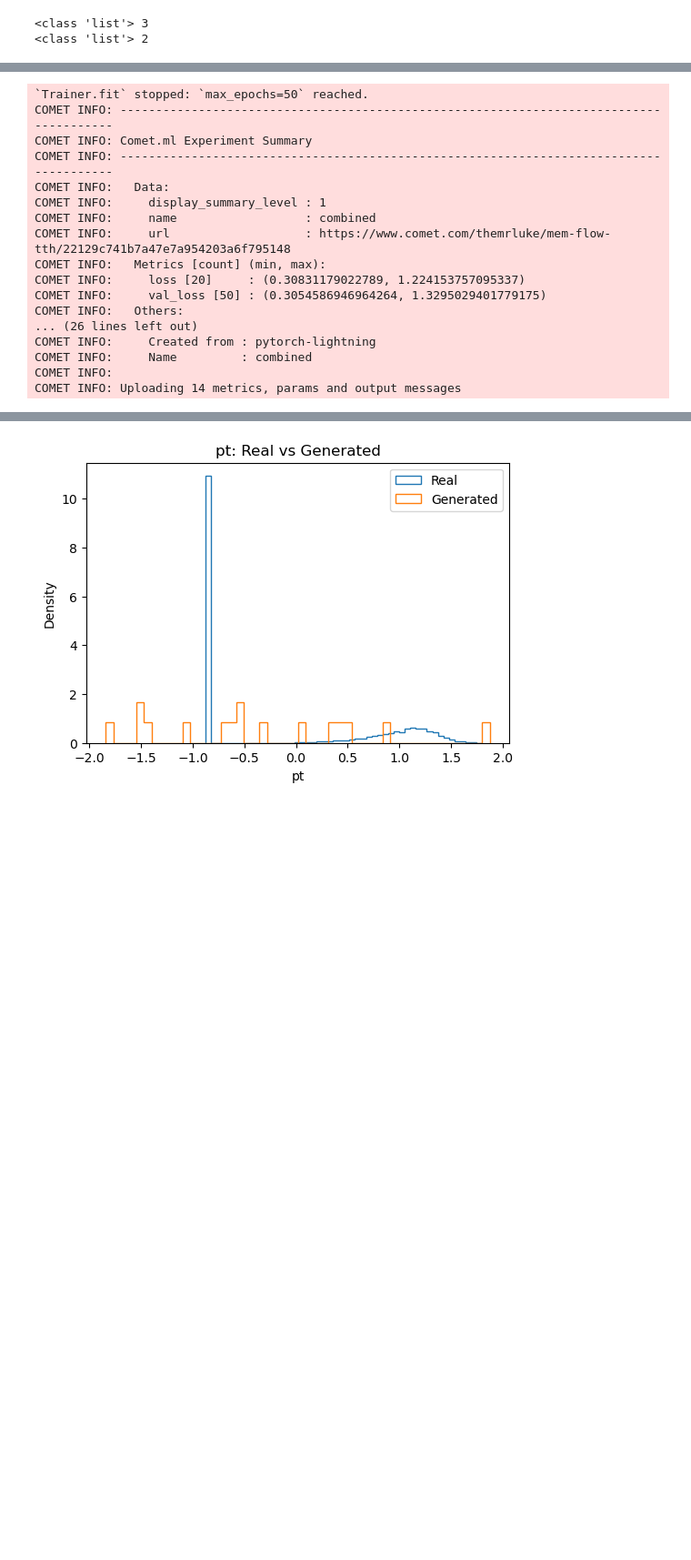
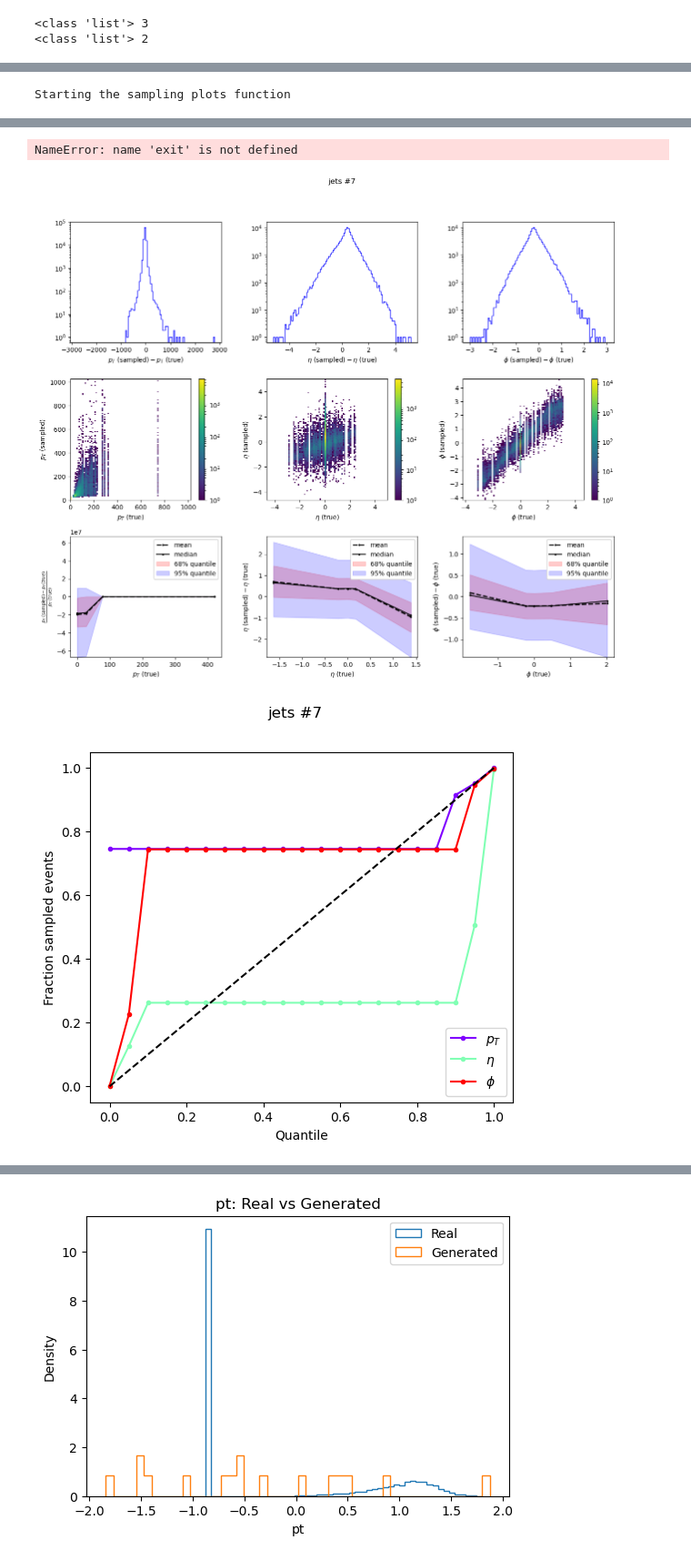
Before and after one commit to themrluke/memflow-msci-project, a Jupyter notebook: memflow/ttH/transfer_CFM.ipynb, the cells around one changed output, grey strips where cells are left out. Shown at 91% size. Cells and saved outputs as stored; diff of their text form; code cells hidden in the pictures; blank space fills up the shorter version.

Commit message:
transferCFM callbacks and plots implemented

```diff
--- a/memflow/ttH/transfer_CFM.ipynb
+++ b/memflow/ttH/transfer_CFM.ipynb
@@ -395,7 +395,12 @@ model = TransferCFM(
     reco_input_features_per_type=combined_dataset.reco_dataset.input_features,
 
     # Only pick a subset in bridging:
-    flow_input_features = ["pt","eta","phi"],
+    flow_input_features = [
+        ["pt", "eta", "phi"],  # Features for reco type 0 (e.g., jets)
+        ["pt", "phi"],         # Features for reco type 1 (e.g., MET)
+        # Add more reco types as needed
+    ],
+
 
     hard_mask_attn=None,
     reco_mask_attn=reco_dataset.attention_mask,
@@ -409,7 +414,6 @@ model = TransferCFM(
     sigma=0.1,
 )
 
-model = model.cpu()
 
 # Quick test on one batch
 batch = next(iter(combined_loader_train))
@@ -477,20 +516,21 @@ logger = pl_loggers.CometLogger(
     offline=False,
 )
 
-epochs = 50
+epochs = 200
 steps_per_epoch_train = math.ceil(len(combined_dataset_train)/combined_loader_train.batch_size)
 
-cfm_sampling_cb = CFMSamplingCallback(
-    dataset=combined_dataset_valid,
-    freq=5,  # Plot every 5 epochs
-    steps=10,  # Number of bridging steps
-    show_sampling_distributions=True  # Enable sampling distribution plots
-)
+##### Callbacks #####
+callbacks = [
+    L.pytorch.callbacks.LearningRateMonitor(logging_interval = 'epoch'),
+    L.pytorch.callbacks.ModelSummary(max_depth=2),
+    sampling,
+    bias,
+]
 
 trainer = L.Trainer(
     min_epochs=5,
     max_epochs=epochs,
-    callbacks=None,
+    callbacks=callbacks,
     devices='auto',
     accelerator='auto',
     logger=logger,
@@ -525,20 +565,4 @@ LOCAL_RANK: 0 - CUDA_VISIBLE_DEVICES: [0]
 0         Modules in eval mode
 /software/sa21722/miniconda3/envs/mem-flow/lib/python3.10/site-packages/lightning/pytorch/trainer/connectors/data_connector.py:424: The 'val_dataloader' does not have many workers which may be a bottl ...
 /software/sa21722/miniconda3/envs/mem-flow/lib/python3.10/site-packages/lightning/pytorch/trainer/connectors/data_connector.py:424: The 'train_dataloader' does not have many workers which may be a bot ...
-`Trainer.fit` stopped: `max_epochs=50` reached.
-COMET INFO: ---------------------------------------------------------------------------------------
-COMET INFO: Comet.ml Experiment Summary
-COMET INFO: ---------------------------------------------------------------------------------------
-COMET INFO:   Data:
-COMET INFO:     display_summary_level : 1
-COMET INFO:     name                  : combined
-COMET INFO:     url                   : https://www.comet.com/themrluke/mem-flow-tth/22129c741b7a47e7a954203a6f795148
-COMET INFO:   Metrics [count] (min, max):
-COMET INFO:     loss [20]     : (0.30831179022789, 1.224153757095337)
-COMET INFO:     val_loss [50] : (0.3054586946964264, 1.3295029401779175)
-COMET INFO:   Others:
-... (26 lines left out)
-COMET INFO:     Created from : pytorch-lightning
-COMET INFO:     Name         : combined
-COMET INFO:
-COMET INFO: Uploading 14 metrics, params and output messages
+Starting the sampling plots function
@@ -544,0 +586,3 @@ COMET INFO: Uploading 14 metrics, params and output messages
+NameError: name 'exit' is not defined
+[figure, added]
+[figure, added]
```
Also changed, not shown: parts of 11 cells of this notebook, 11 other files.
